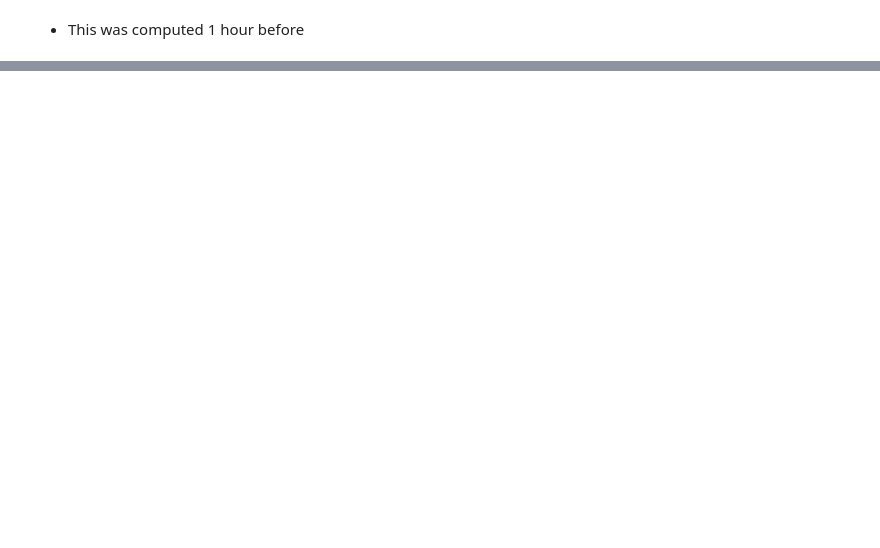
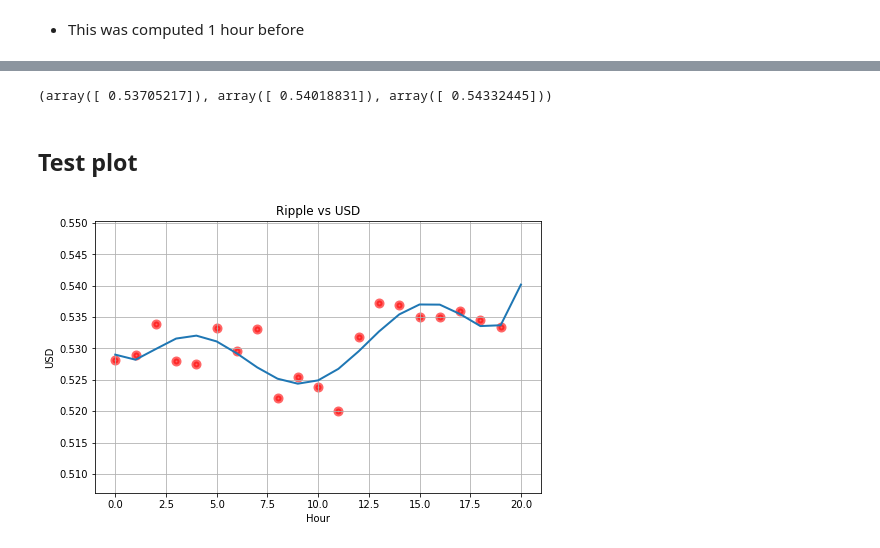
Before and after one commit to LessIsMorePy/cryptos, a Jupyter notebook: xrp_160618.ipynb, the cells around one changed output, grey strips where cells are left out. Saved outputs shown, nothing was run; the diff lists cells and outputs as text; code cells hidden in the pictures; blank space fills up the shorter version.

```diff
--- a/xrp_160618.ipynb
+++ b/xrp_160618.ipynb
@@ -86,0 +158,2 @@ at_8 - RSE, at_8, at_8 + RSE
+# %%
+regression3.fit(X_poly, Y)
@@ -86,0 +197,24 @@ at_8 - RSE, at_8, at_8 + RSE
+# %%
+at_8 = regression3.predict(np.array([[1.00000000e+00],   [2.00000000e+01],   [4.00000000e+02], [8.00000000e+03],   [1.60000000e+05],   [3.20000000e+06], [6.40000000e+07]]).T)
+at_8 - RSE, at_8, at_8 + RSE
+# %% [output]
+(array([ 0.53705217]), array([ 0.54018831]), array([ 0.54332445]))
+# %% [markdown]
+## Test plot
+# %%
+X_test = poly.fit_transform(np.array([np.arange(0,len(Y)+1)]).T)
+# %%
+Y_predicted4 = regression3.predict(X_test)
+# %%
+X_plot = np.array([np.arange(0,len(Y)+1)]).T
+# %%
+plt.figure(figsize=(8, 5))
+plt.scatter(X, Y, linewidths=4, alpha=0.6, color='red')
+plt.plot(X_plot, Y_predicted4, linewidth=2)
+plt.title('Ripple vs USD')
+plt.xlabel('Hour')
+plt.ylabel('USD')
+plt.grid(True)
+plt.show()
+# %% [output]
+[figure, added]
```
Also changed, not shown: parts of 31 cells of this notebook.
